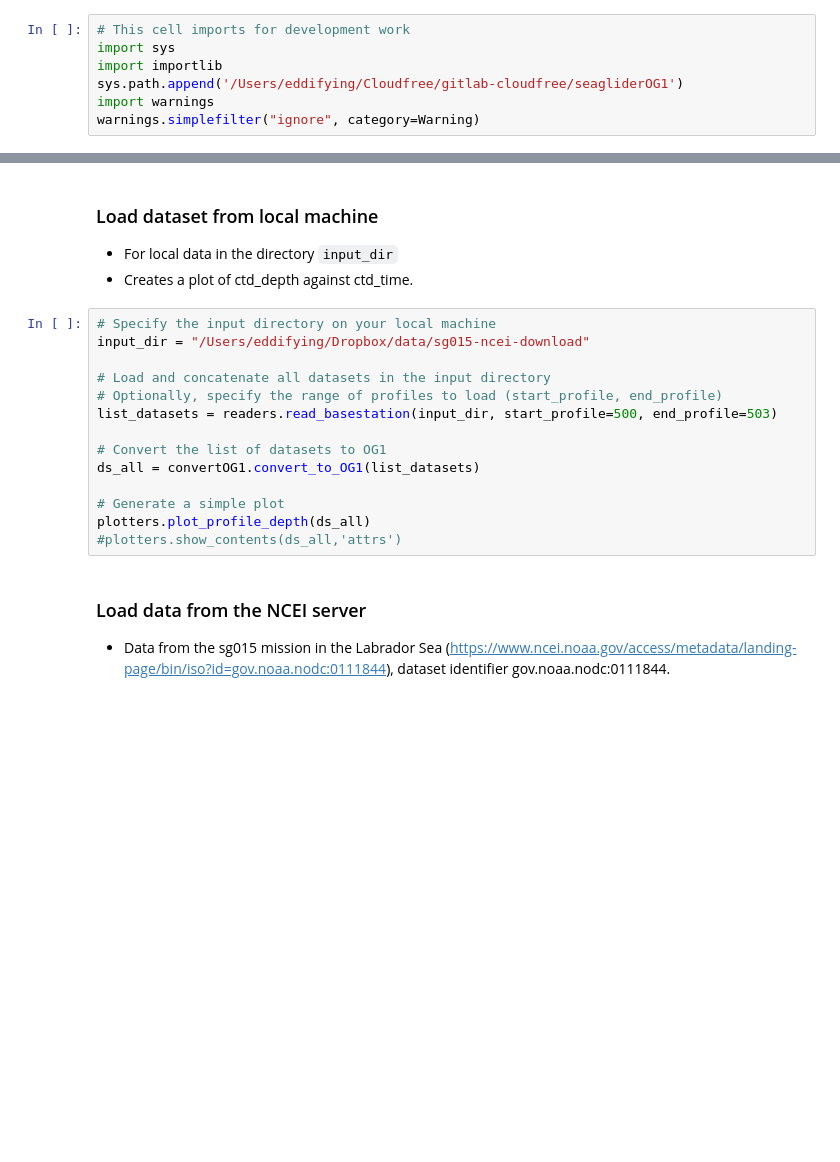
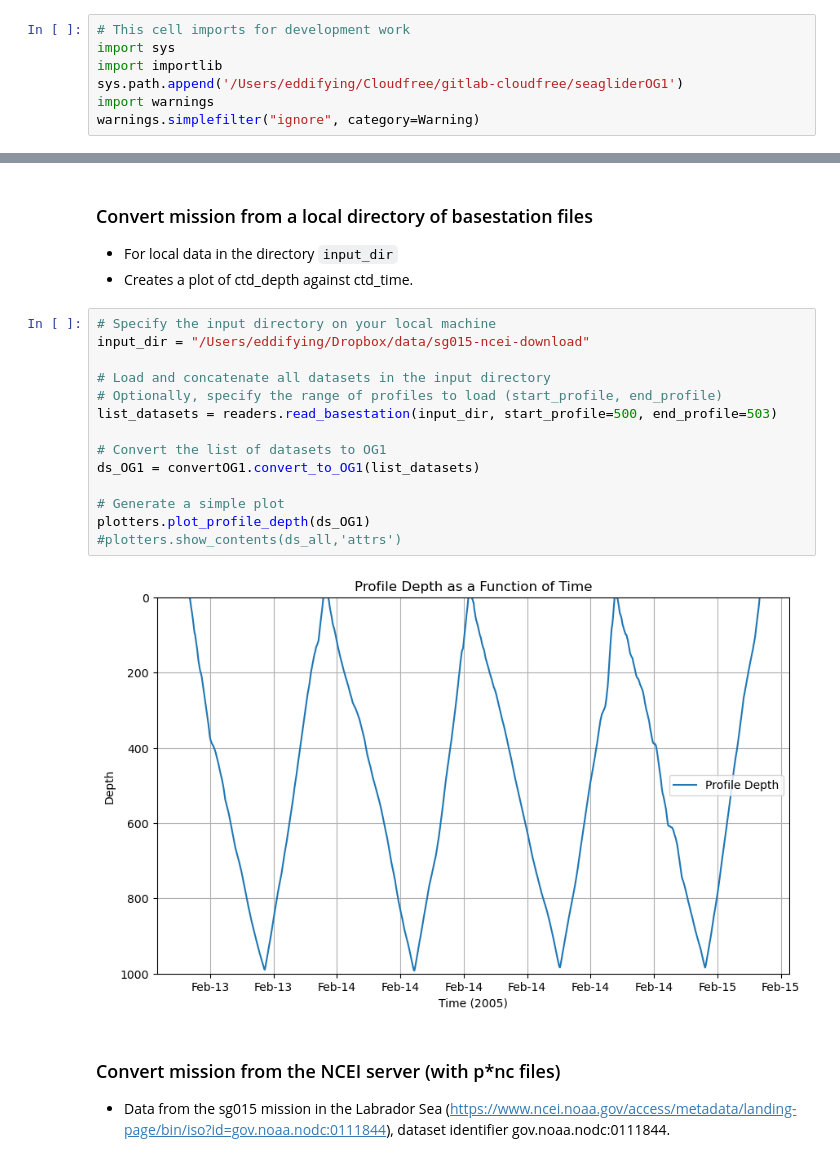
Before and after one commit to ocean-uhh/seagliderOG1, a Jupyter notebook: notebooks/demo.ipynb, the cells around one changed output, grey strips where cells are left out. Cells and saved outputs as stored; diff of their text form; blank space fills up the shorter version.

```diff
--- a/notebooks/demo.ipynb
+++ b/notebooks/demo.ipynb
@@ -45,24 +144,26 @@ ds_OG1 = convertOG1.convert_to_OG1(ds)
 # %% [markdown]
-### Load dataset from local machine
+### Convert mission from a local directory of basestation files
 
 - For local data in the directory `input_dir`
 - Creates a plot of ctd_depth against ctd_time.
 # %%
 # Specify the input directory on your local machine
 input_dir = "/Users/eddifying/Dropbox/data/sg015-ncei-download"
 
 # Load and concatenate all datasets in the input directory
 # Optionally, specify the range of profiles to load (start_profile, end_profile)
 list_datasets = readers.read_basestation(input_dir, start_profile=500, end_profile=503)
 
 # Convert the list of datasets to OG1
-ds_all = convertOG1.convert_to_OG1(list_datasets)
+ds_OG1 = convertOG1.convert_to_OG1(list_datasets)
 
 # Generate a simple plot
-plotters.plot_profile_depth(ds_all)
+plotters.plot_profile_depth(ds_OG1)
 #plotters.show_contents(ds_all,'attrs')
+# %% [output]
+[figure, added]
 # %% [markdown]
-### Load data from the NCEI server
+### Convert mission from the NCEI server (with p*nc files)
 
 - Data from the sg015 mission in the Labrador Sea (https://www.ncei.noaa.gov/access/metadata/landing-page/bin/iso?id=gov.noaa.nodc:0111844), dataset identifier gov.noaa.nodc:0111844.
 # %%
```
Also changed, not shown: parts of 24 cells of this notebook, 4 other files.
